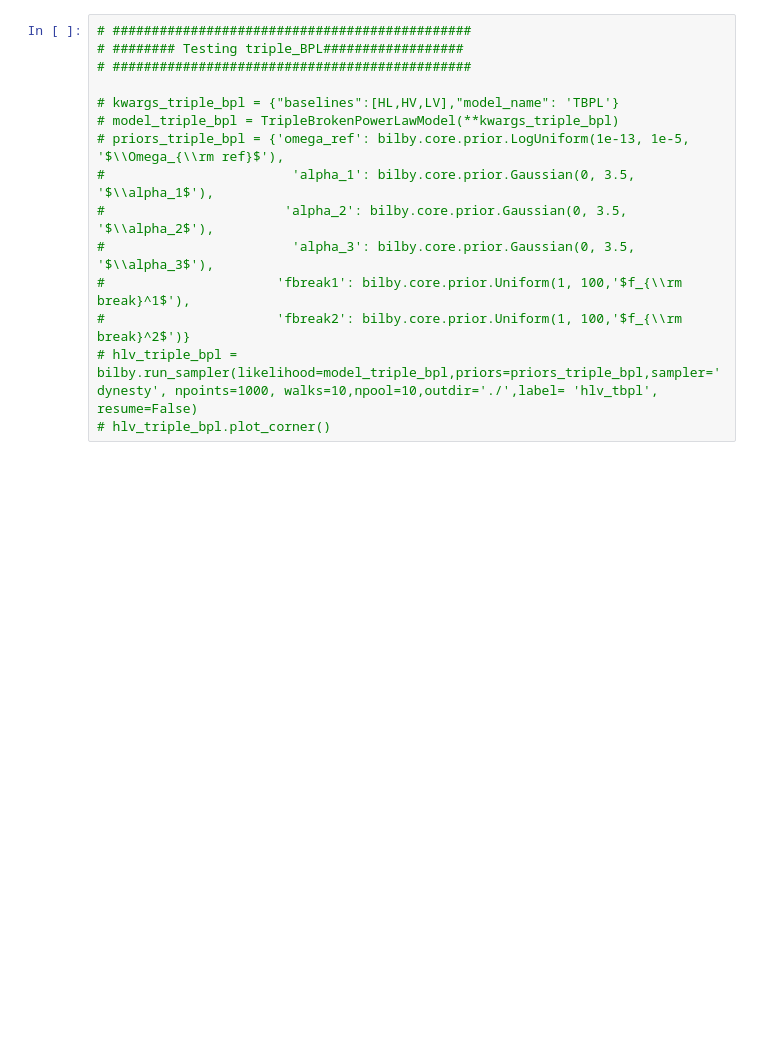
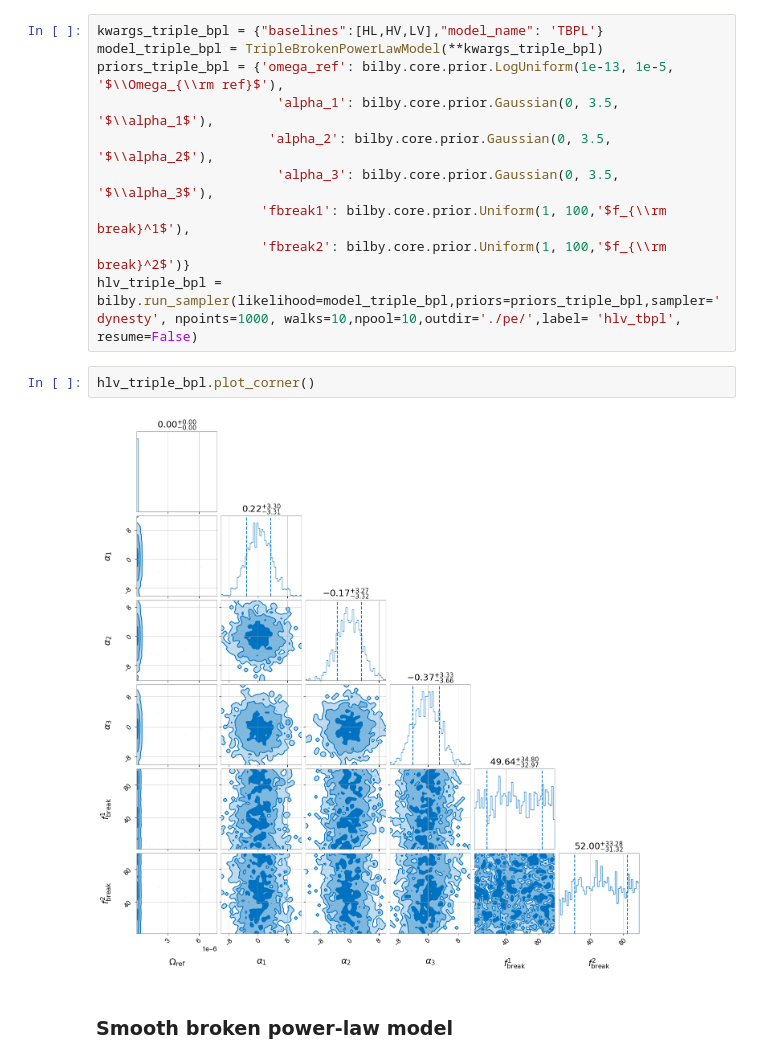
Before and after one commit to a-renzini/pygwb, a Jupyter notebook: tutorials/run_pe.ipynb, the cells around one changed output. Cells and saved outputs as stored; diff of their text form; blank space fills up the shorter version.

```diff
--- a/tutorials/run_pe.ipynb
+++ b/tutorials/run_pe.ipynb
@@ -109,15 +195,16 @@ hlv_pl.plot_corner()
 # %%
-# ##############################################
-# ######## Testing triple_BPL##################
-# ##############################################
-
-# kwargs_triple_bpl = {"baselines":[HL,HV,LV],"model_name": 'TBPL'}
-# model_triple_bpl = TripleBrokenPowerLawModel(**kwargs_triple_bpl)
-# priors_triple_bpl = {'omega_ref': bilby.core.prior.LogUniform(1e-13, 1e-5, '$\\Omega_{\\rm ref}$'),
-#                        'alpha_1': bilby.core.prior.Gaussian(0, 3.5, '$\\alpha_1$'),
-#                       'alpha_2': bilby.core.prior.Gaussian(0, 3.5, '$\\alpha_2$'),
-#                        'alpha_3': bilby.core.prior.Gaussian(0, 3.5, '$\\alpha_3$'),
-#                      'fbreak1': bilby.core.prior.Uniform(1, 100,'$f_{\\rm break}^1$'),
-#                      'fbreak2': bilby.core.prior.Uniform(1, 100,'$f_{\\rm break}^2$')}
-# hlv_triple_bpl = bilby.run_sampler(likelihood=model_triple_bpl,priors=priors_triple_bpl,sampler='dynesty', npoints=1000, walks=10,npool=10,outdir='./',label= 'hlv_tbpl', resume=False)
-# hlv_triple_bpl.plot_corner()
+kwargs_triple_bpl = {"baselines":[HL,HV,LV],"model_name": 'TBPL'}
+model_triple_bpl = TripleBrokenPowerLawModel(**kwargs_triple_bpl)
+priors_triple_bpl = {'omega_ref': bilby.core.prior.LogUniform(1e-13, 1e-5, '$\\Omega_{\\rm ref}$'),
+                       'alpha_1': bilby.core.prior.Gaussian(0, 3.5, '$\\alpha_1$'),
+                      'alpha_2': bilby.core.prior.Gaussian(0, 3.5, '$\\alpha_2$'),
+                       'alpha_3': bilby.core.prior.Gaussian(0, 3.5, '$\\alpha_3$'),
+                     'fbreak1': bilby.core.prior.Uniform(1, 100,'$f_{\\rm break}^1$'),
+                     'fbreak2': bilby.core.prior.Uniform(1, 100,'$f_{\\rm break}^2$')}
+hlv_triple_bpl = bilby.run_sampler(likelihood=model_triple_bpl,priors=priors_triple_bpl,sampler='dynesty', npoints=1000, walks=10,npool=10,outdir='./pe/',label= 'hlv_tbpl', resume=False)
+# %%
+hlv_triple_bpl.plot_corner()
+# %% [output]
+[figure, added]
+# %% [markdown]
+### Smooth broken power-law model
```
Also changed, not shown: parts of 75 cells of this notebook.
